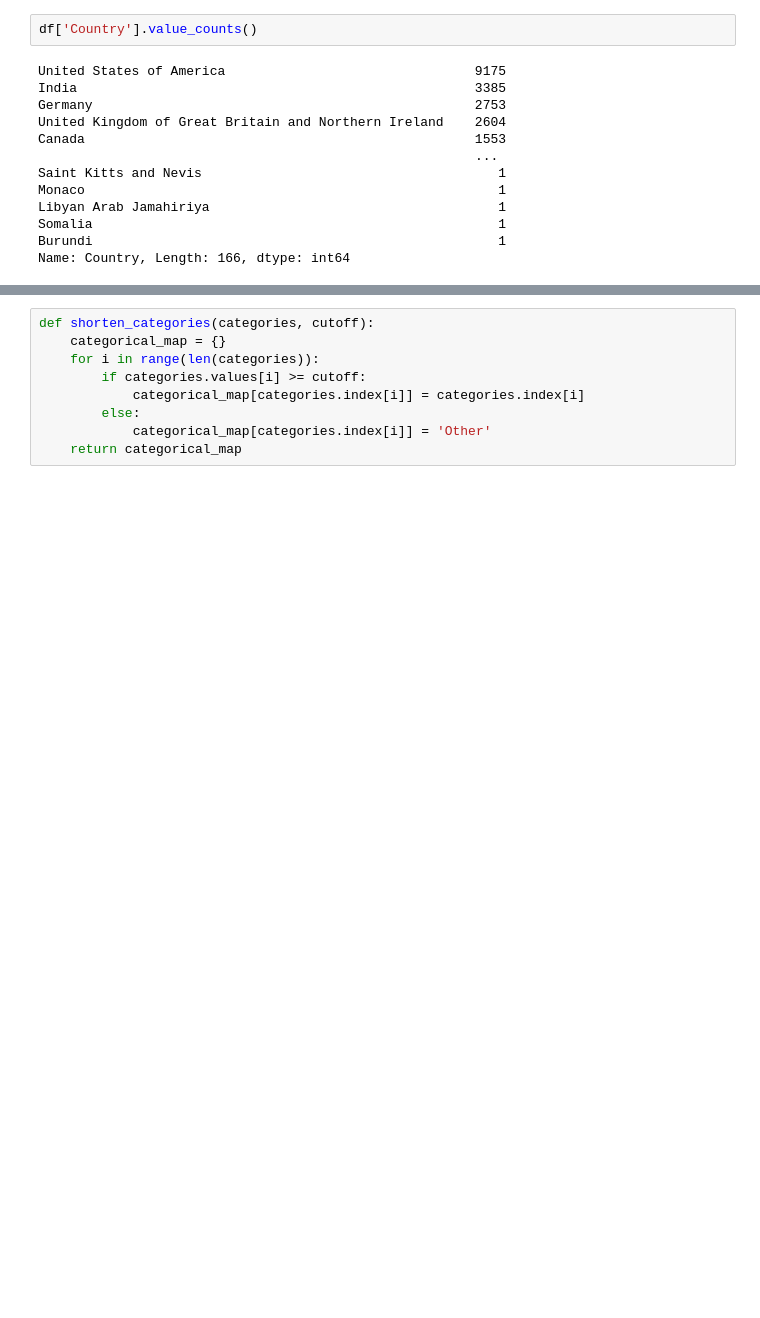
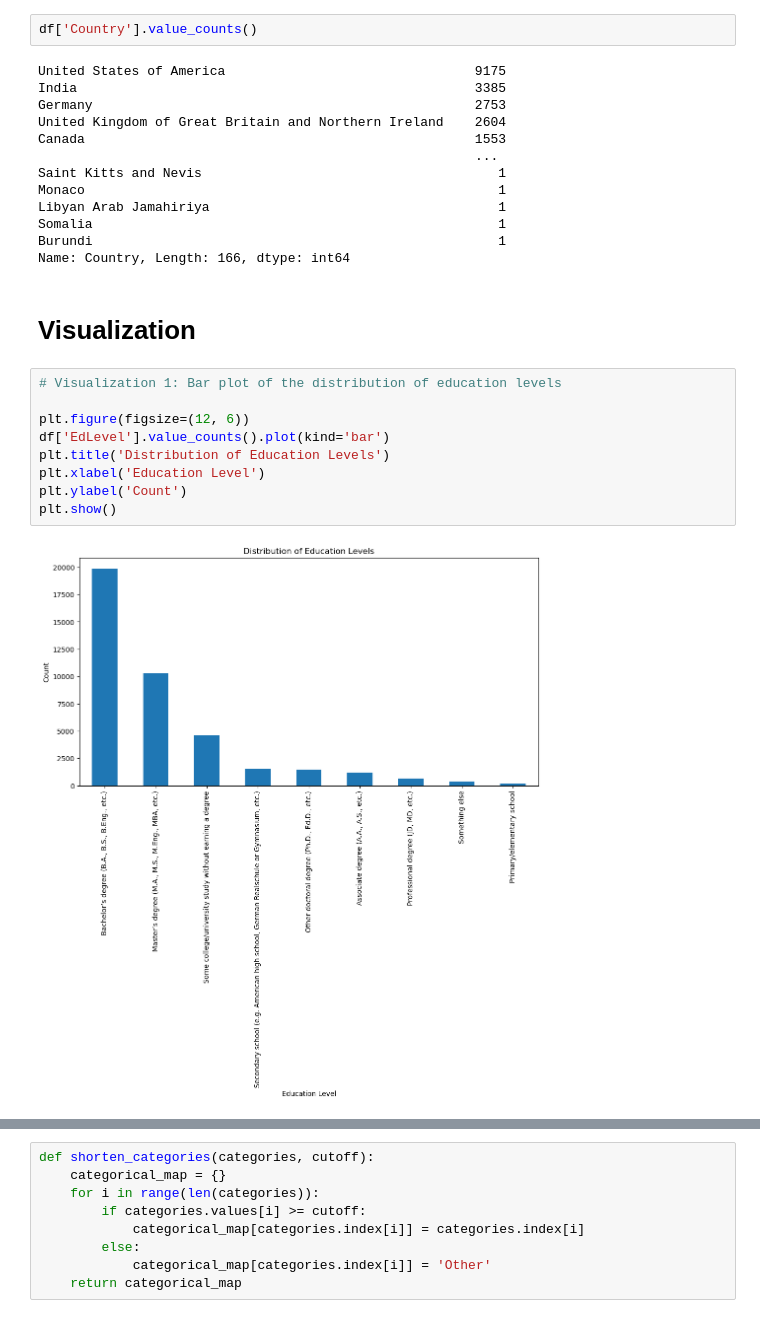
Before and after one commit to soumyo2002/PayForecast-Salary-Predictor, a Jupyter notebook: SalaryPrediction.ipynb, the cells around one changed output, grey strips where cells are left out. Saved outputs shown, nothing was run; the diff lists cells and outputs as text; blank space fills up the shorter version.

```diff
--- a/SalaryPrediction.ipynb
+++ b/SalaryPrediction.ipynb
@@ -110,3 +110,16 @@ Libyan Arab Jamahiriya                                     1
 Somalia                                                    1
 Burundi                                                    1
 Name: Country, Length: 166, dtype: int64
+# %% [markdown]
+# Visualization
+# %%
+# Visualization 1: Bar plot of the distribution of education levels
+
+plt.figure(figsize=(12, 6))
+df['EdLevel'].value_counts().plot(kind='bar')
+plt.title('Distribution of Education Levels')
+plt.xlabel('Education Level')
+plt.ylabel('Count')
+plt.show()
+# %% [output]
+[figure, added]
```
Also changed, not shown: parts of 7 cells of this notebook.
